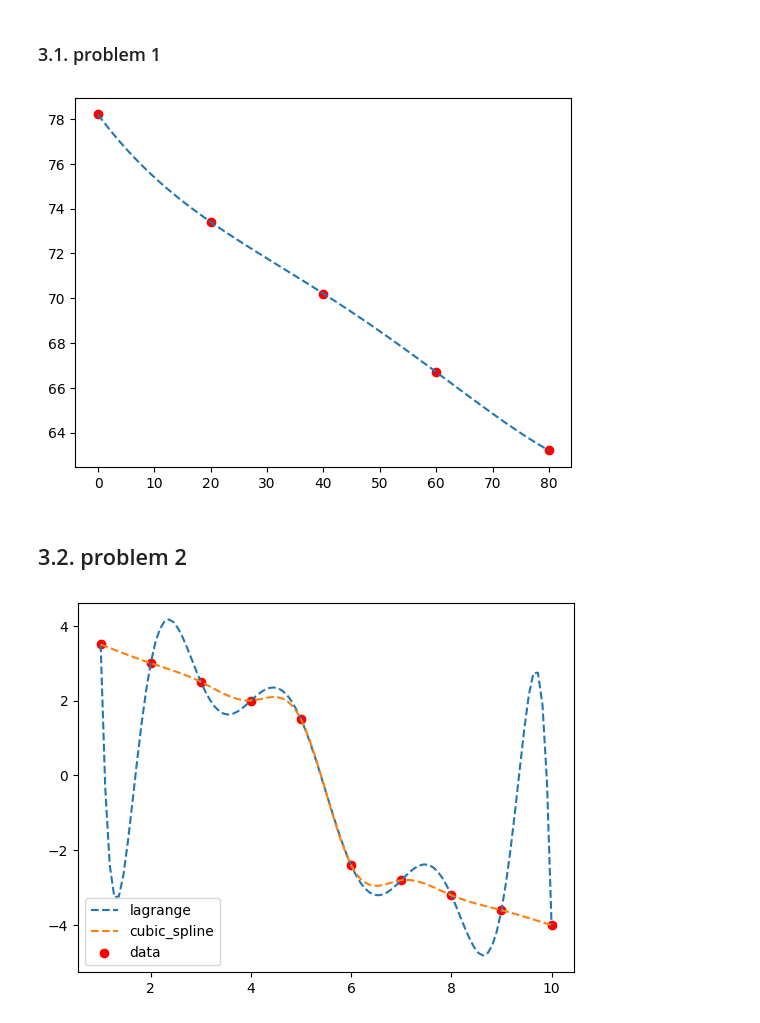
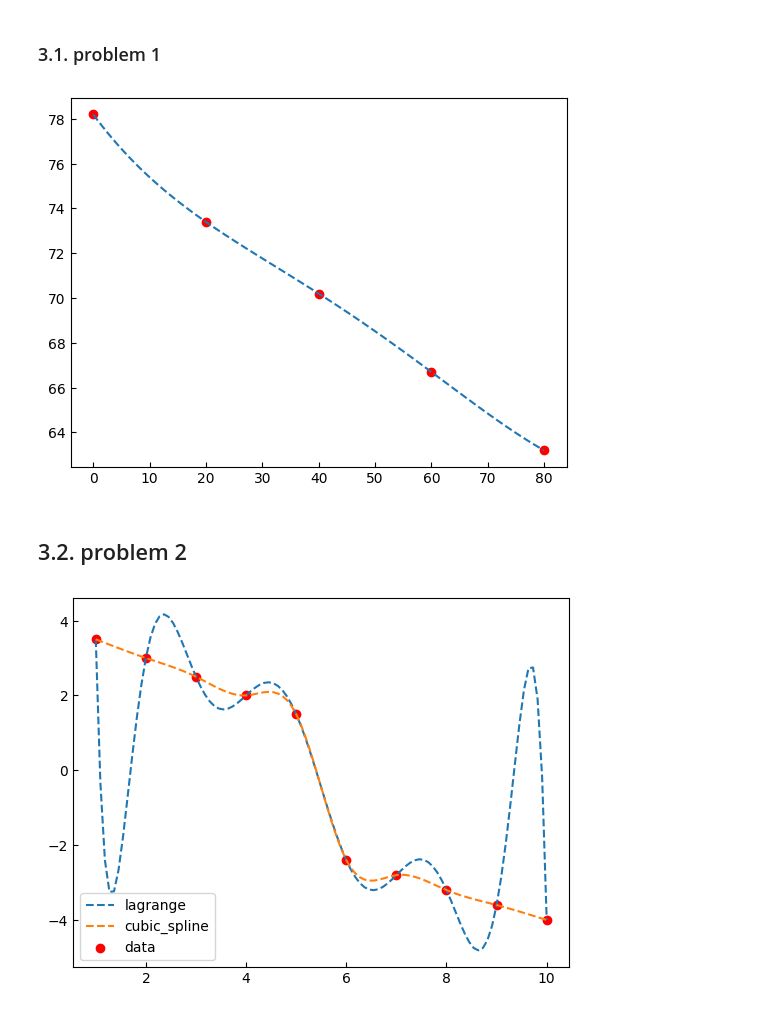
Before and after one commit to HugoPhi/NCOTLabs, a Jupyter notebook: NumericalCalculation/Lab2/Interpolation_Algorithms_1D.ipynb, the cells around one changed output. Saved outputs shown, nothing was run; the diff lists cells and outputs as text; code cells hidden in the pictures.

```diff
--- a/NumericalCalculation/Lab2/Interpolation_Algorithms_1D.ipynb
+++ b/NumericalCalculation/Lab2/Interpolation_Algorithms_1D.ipynb
@@ -328,24 +330,26 @@ xx = np.linspace(0, 80, 100)
 
 plt.plot(xx, p(xx), label='lagrange', linestyle='--')
 plt.scatter(x, y, label='data', marker='o', color='r')
+plt.tick_params(axis='both', which='both', direction='in')
 plt.show()
 # %% [output]
-[figure, old version]
+[figure, new version]
 # %% [markdown]
 ## 3.2. problem 2
 # %%
 x = np.arange(1, 11)
 y = np.array([3.5, 3.0, 2.5, 2.0, 1.5, -2.4, -2.8, -3.2, -3.6, -4.0])
 
 p1 = lagrange(x, y)
 p3 = cubic_spline(x, y)
 
 xx = np.linspace(1, 10, 100)
 
 plt.plot(xx, p1(xx), label='lagrange', linestyle='--')
 plt.plot(xx, p3(xx), label='cubic_spline', linestyle='--')
 plt.scatter(x, y, label='data', marker='o', color='r')
 plt.legend()
+plt.tick_params(axis='both', which='both', direction='in')
 plt.show()
 # %% [output]
-[figure, old version]
+[figure, new version]
```
Also changed, not shown: parts of 3 cells of this notebook.
